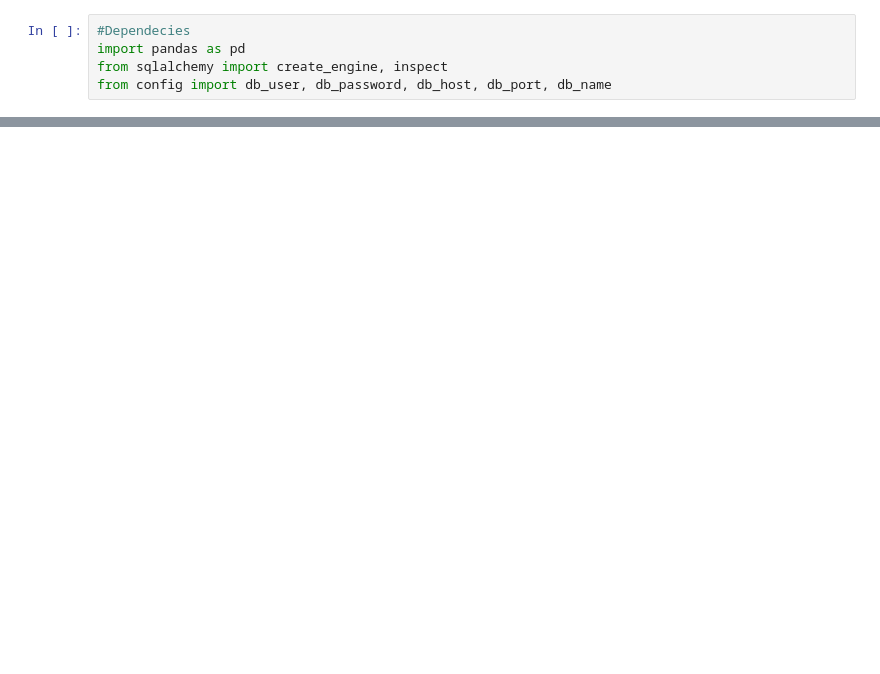
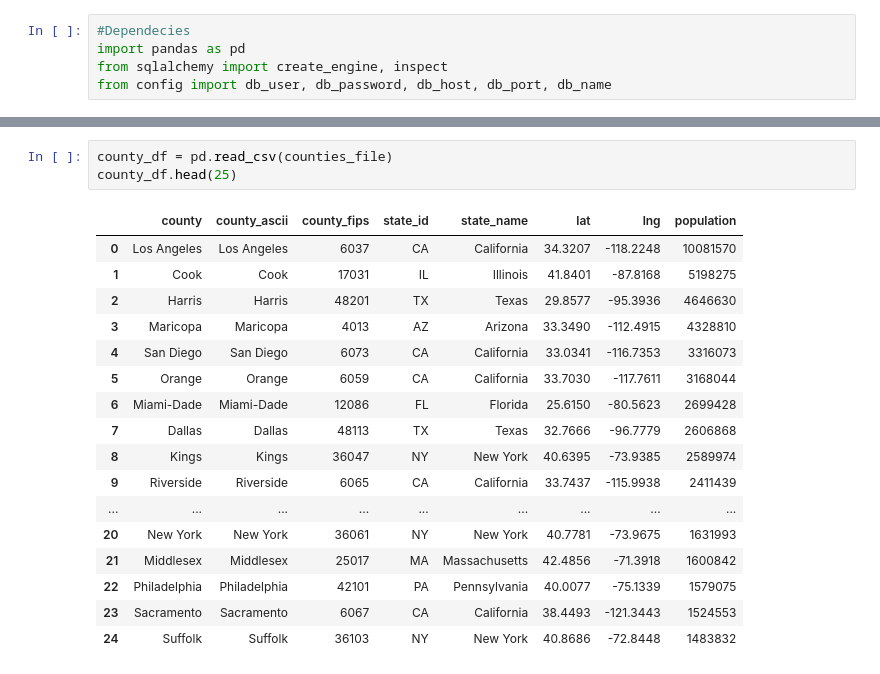
Before and after one commit to sustainedtang/project2ucd, a Jupyter notebook: data_cleanup.ipynb, the cells around one changed output, grey strips where cells are left out. Saved outputs shown, nothing was run; the diff lists cells and outputs as text; blank space fills up the shorter version.

```diff
--- a/data_cleanup.ipynb
+++ b/data_cleanup.ipynb
@@ -32,0 +60,21 @@ percent_chg_df
+# %%
+county_df = pd.read_csv(counties_file)
+county_df.head(25)
+# %% [output]
+|  | county | county_ascii | county_fips | state_id | state_name | lat | lng | population |
+| 0 | Los Angeles | Los Angeles | 6037 | CA | California | 34.3207 | -118.2248 | 10081570 |
+| 1 | Cook | Cook | 17031 | IL | Illinois | 41.8401 | -87.8168 | 5198275 |
+| 2 | Harris | Harris | 48201 | TX | Texas | 29.8577 | -95.3936 | 4646630 |
+| 3 | Maricopa | Maricopa | 4013 | AZ | Arizona | 33.3490 | -112.4915 | 4328810 |
+| 4 | San Diego | San Diego | 6073 | CA | California | 33.0341 | -116.7353 | 3316073 |
+| 5 | Orange | Orange | 6059 | CA | California | 33.7030 | -117.7611 | 3168044 |
+| 6 | Miami-Dade | Miami-Dade | 12086 | FL | Florida | 25.6150 | -80.5623 | 2699428 |
+| 7 | Dallas | Dallas | 48113 | TX | Texas | 32.7666 | -96.7779 | 2606868 |
+| 8 | Kings | Kings | 36047 | NY | New York | 40.6395 | -73.9385 | 2589974 |
+| 9 | Riverside | Riverside | 6065 | CA | California | 33.7437 | -115.9938 | 2411439 |
+| ... | ... | ... | ... | ... | ... | ... | ... | ... |
+| 20 | New York | New York | 36061 | NY | New York | 40.7781 | -73.9675 | 1631993 |
+| 21 | Middlesex | Middlesex | 25017 | MA | Massachusetts | 42.4856 | -71.3918 | 1600842 |
+| 22 | Philadelphia | Philadelphia | 42101 | PA | Pennsylvania | 40.0077 | -75.1339 | 1579075 |
+| 23 | Sacramento | Sacramento | 6067 | CA | California | 38.4493 | -121.3443 | 1524553 |
+| 24 | Suffolk | Suffolk | 36103 | NY | New York | 40.8686 | -72.8448 | 1483832 |
```
Also changed, not shown: parts of 2 cells of this notebook.
